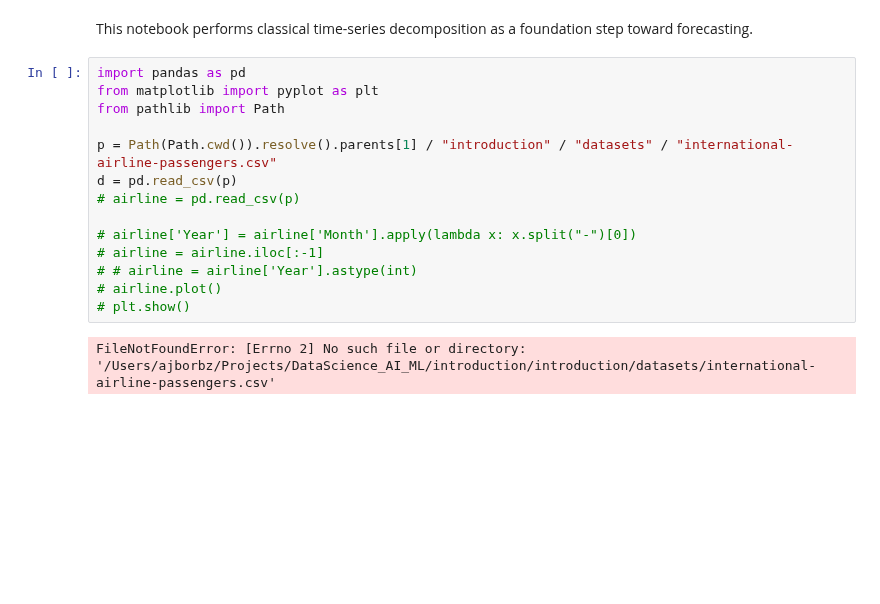
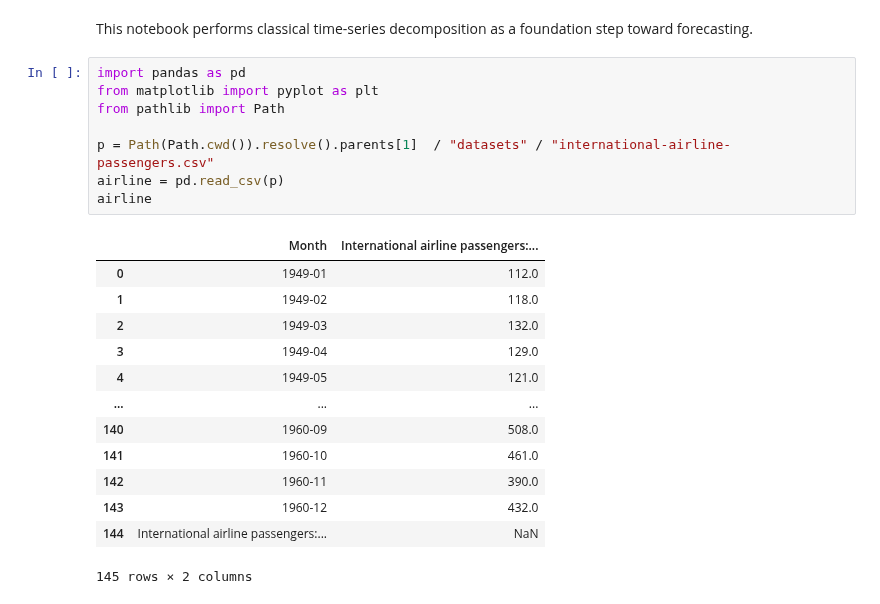
Before and after one commit to AjBorbzz/DataScience_AI_ML, a Jupyter notebook: introduction/cybersecurity_ml/Time_Series/time_series_1.ipynb, the cells around one changed output. Saved outputs shown, nothing was run; the diff lists cells and outputs as text; blank space fills up the shorter version.

```diff
--- a/introduction/cybersecurity_ml/Time_Series/time_series_1.ipynb
+++ b/introduction/cybersecurity_ml/Time_Series/time_series_1.ipynb
@@ -7,16 +7,22 @@ This notebook performs classical time-series decomposition as a foundation step
 # %%
 import pandas as pd
 from matplotlib import pyplot as plt
 from pathlib import Path
 
-p = Path(Path.cwd()).resolve().parents[1] / "introduction" / "datasets" / "international-airline-passengers.csv"
-d = pd.read_csv(p)
-# airline = pd.read_csv(p)
-
-# airline['Year'] = airline['Month'].apply(lambda x: x.split("-")[0])
-# airline = airline.iloc[:-1]
-# # airline = airline['Year'].astype(int)
-# airline.plot()
-# plt.show()
+p = Path(Path.cwd()).resolve().parents[1]  / "datasets" / "international-airline-passengers.csv"
+airline = pd.read_csv(p)
+airline
 # %% [output]
+|  | Month | International airline passengers:... |
+| 0 | 1949-01 | 112.0 |
+| 1 | 1949-02 | 118.0 |
+| 2 | 1949-03 | 132.0 |
+| 3 | 1949-04 | 129.0 |
+| 4 | 1949-05 | 121.0 |
+| ... | ... | ... |
+| 140 | 1960-09 | 508.0 |
+| 141 | 1960-10 | 461.0 |
+| 142 | 1960-11 | 390.0 |
+| 143 | 1960-12 | 432.0 |
+| 144 | International airline passengers:... | NaN |
-FileNotFoundError: [Errno 2] No such file or directory: '/Users/ajborbz/Projects/DataScience_AI_ML/introduction/introduction/datasets/international-airline-passengers.csv'
+145 rows × 2 columns
```
Also changed, not shown: parts of 6 cells of this notebook.
